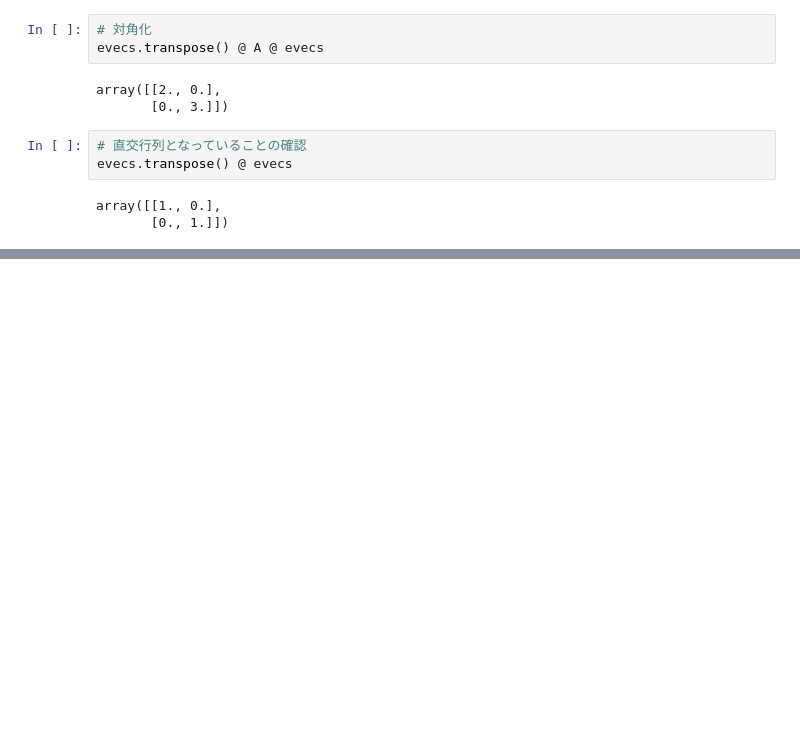
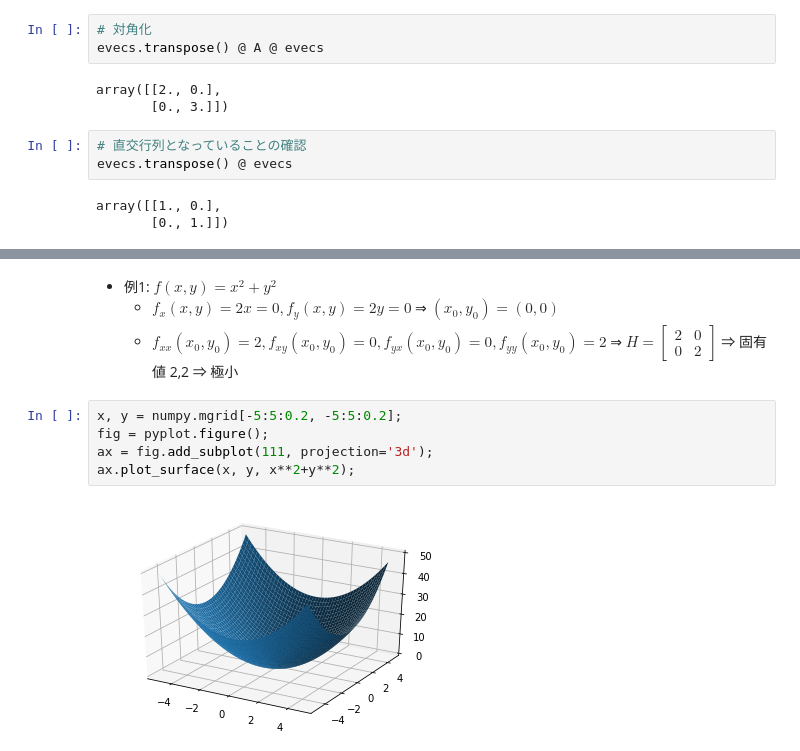
Before and after one commit to todo-group/math-examples, a Jupyter notebook: python/2-4_Diagonalization.ipynb, the cells around one changed output, grey strips where cells are left out. Cells and saved outputs as stored; diff of their text form; blank space fills up the shorter version.

```diff
--- a/python/2-4_Diagonalization.ipynb
+++ b/python/2-4_Diagonalization.ipynb
@@ -137,0 +185,11 @@ array([[1., 0.],
+# %% [markdown]
+* 例1: $f(x,y)=x^2+y^2$
+  * $f_x(x,y)=2x=0, f_y(x,y)=2y=0$ ⇒ $(x_0,y_0)=(0,0)$
+  * $f_{xx}(x_0,y_0)=2, f_{xy}(x_0,y_0)=0, f_{yx}(x_0,y_0)=0, f_{yy}(x_0,y_0)=2$ ⇒ $\displaystyle H = \begin{bmatrix} 2 & 0 \\ 0 & 2 \end{bmatrix}$ ⇒ 固有値 2,2 ⇒ 極小
+# %%
+x, y = numpy.mgrid[-5:5:0.2, -5:5:0.2];
+fig = pyplot.figure();
+ax = fig.add_subplot(111, projection='3d');
+ax.plot_surface(x, y, x**2+y**2);
+# %% [output]
+[figure, added]
```
Also changed, not shown: parts of 8 cells of this notebook.
